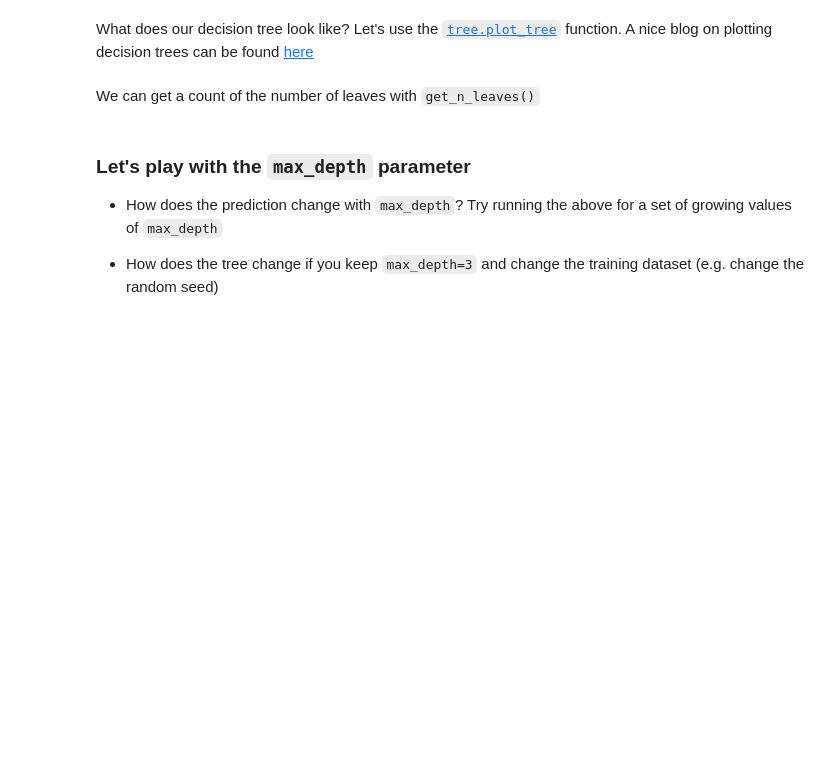
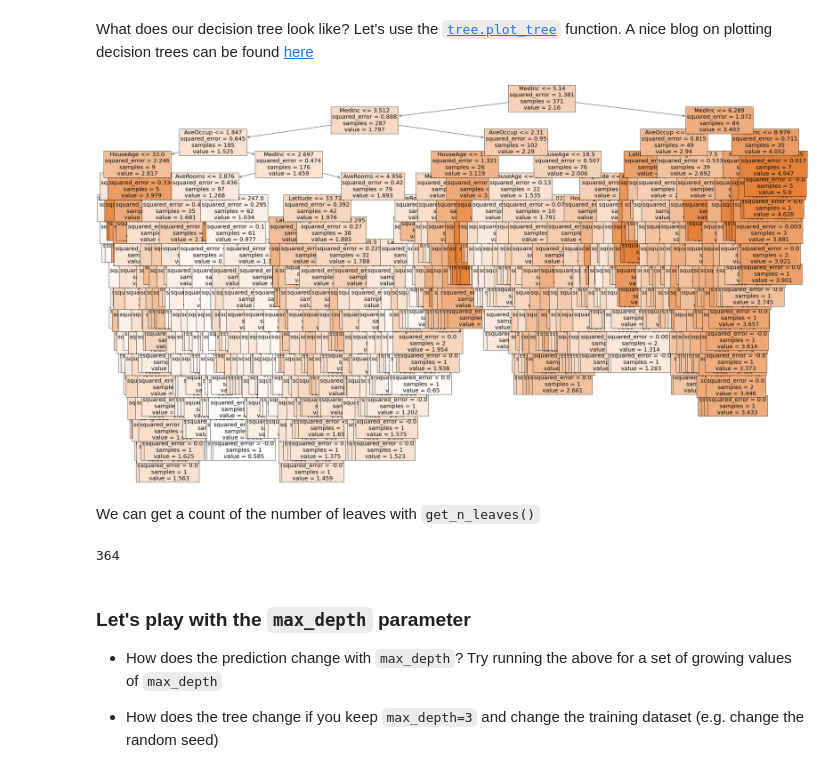
Before and after one commit to UWDIRECT/UWDIRECT.github.io, a Jupyter notebook: Wi22_content/DSMCER/L10_Decision_trees.ipynb, the cells around one changed output. Cells and saved outputs as stored; diff of their text form; code cells hidden in the pictures; blank space fills up the shorter version.

```diff
--- a/Wi22_content/DSMCER/L10_Decision_trees.ipynb
+++ b/Wi22_content/DSMCER/L10_Decision_trees.ipynb
@@ -147,7 +172,17 @@ plt.show()
 # %% [markdown]
 What does our decision tree look like? Let's use the [`tree.plot_tree`](https://scikit-learn.org/stable/modules/generated/sklearn.tree.plot_tree.html) function. A nice blog on plotting decision trees can be found [here](https://mljar.com/blog/visualize-decision-tree/)
+# %%
+fig = plt.figure(figsize=(35,20))
+tree.plot_tree(regr, feature_names=data.feature_names, filled=True, fontsize=20)
+plt.tight_layout()
+# %% [output]
+[figure, added]
 # %% [markdown]
 We can get a count of the number of leaves with `get_n_leaves()`
+# %%
+regr.get_n_leaves()
+# %% [output]
+364
 # %% [markdown]
 ### Let's play with the `max_depth` parameter
 
```
Also changed, not shown: parts of 19 cells of this notebook, 1 other file.
